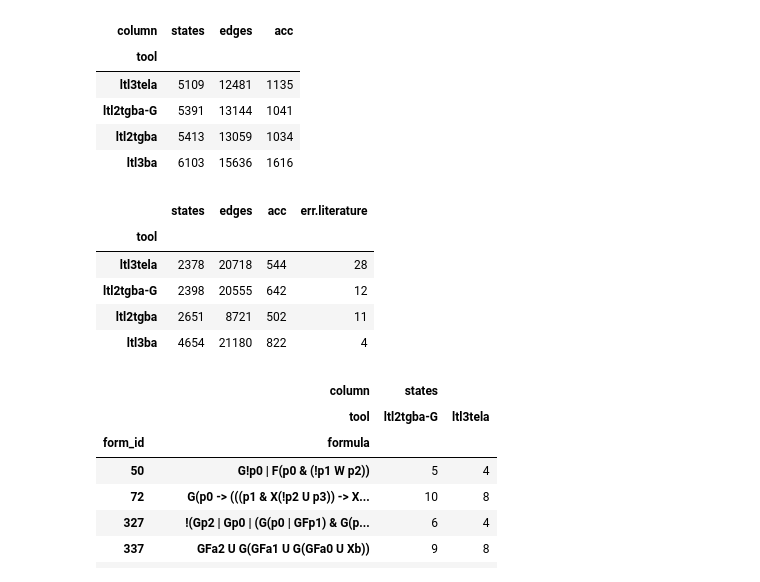
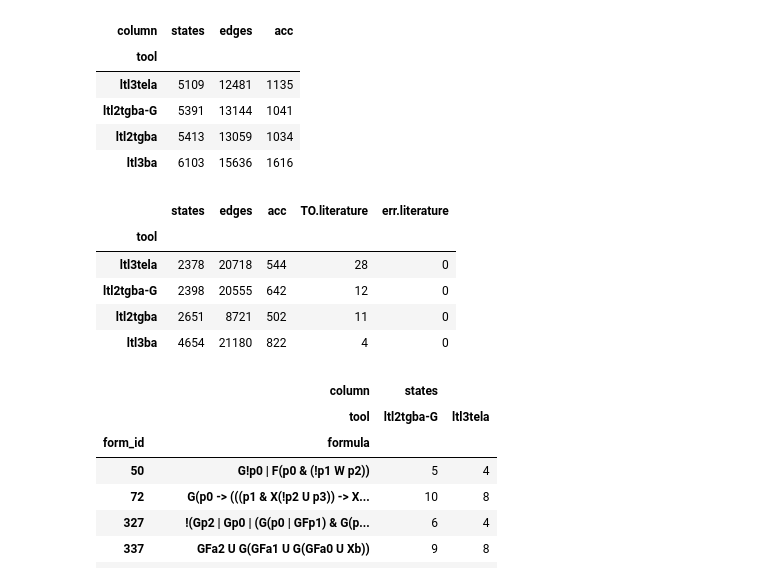
Before and after one commit to jurajmajor/ltl3tela, a Jupyter notebook: Experiments/Evaluation_ATVA19.ipynb, the cells around one changed output. Cells and saved outputs as stored; diff of their text form; code cells hidden in the pictures.

```diff
--- a/Experiments/Evaluation_ATVA19.ipynb
+++ b/Experiments/Evaluation_ATVA19.ipynb
@@ -190,17 +196,18 @@ if rerun:
     n_data_patterns.run_ltlcross(automata = False, timeout = '60')
 n_data_patterns.parse_results()
 # %%
-nd_err = pd.DataFrame(n_data_patterns.get_error_count(),columns=['err.literature'])
+nd_to = pd.DataFrame(n_data_patterns.get_error_count(),columns=['TO.literature'])
+nd_err = pd.DataFrame(n_data_patterns.get_error_count('parse error',False),columns=['err.literature'])
 nd_lit = n_data_patterns.cummulative(col = n_cols).unstack(level = 0).loc[n_order, n_cols]
-nd_lit = pd.concat([nd_lit,nd_err],axis=1,join='inner')
+nd_lit = pd.concat([nd_lit,nd_to,nd_err],axis=1,join='inner',sort=False)
 nd_lit
 # %% [output]
-|  | states | edges | acc | err.literature |
-| tool |  |  |  |  |
-| ltl3tela | 2378 | 20718 | 544 | 28 |
-| ltl2tgba-G | 2398 | 20555 | 642 | 12 |
-| ltl2tgba | 2651 | 8721 | 502 | 11 |
-| ltl3ba | 4654 | 21180 | 822 | 4 |
+|  | states | edges | acc | TO.literature | err.literature |
+| tool |  |  |  |  |  |
+| ltl3tela | 2378 | 20718 | 544 | 28 | 0 |
+| ltl2tgba-G | 2398 | 20555 | 642 | 12 | 0 |
+| ltl2tgba | 2651 | 8721 | 502 | 11 | 0 |
+| ltl3ba | 4654 | 21180 | 822 | 4 | 0 |
 # %%
 n_data_patterns.smaller_than('ltl3tela', 'ltl2tgba-G')
 # %% [output]
```
Also changed, not shown: parts of 22 cells of this notebook, 2 other files.
